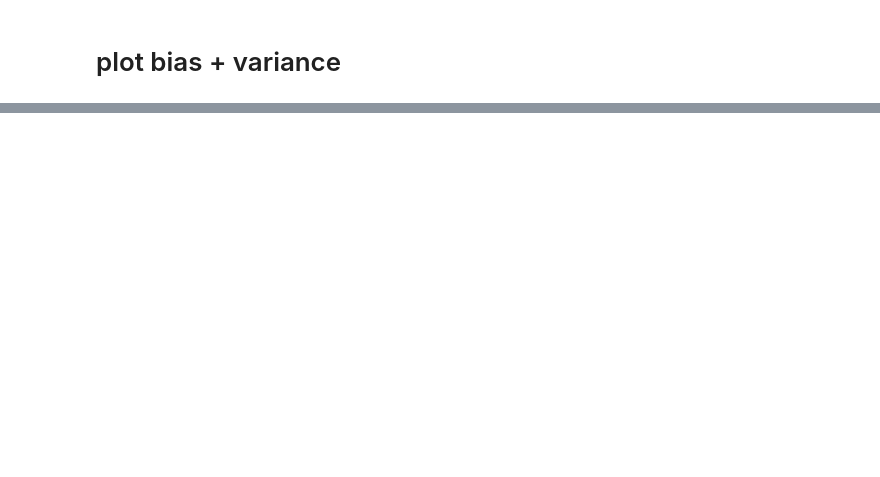
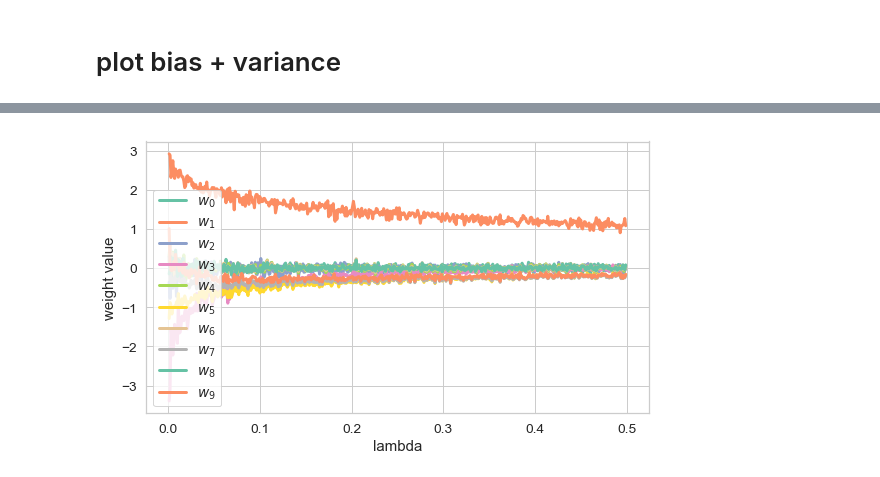
Before and after one commit to chuan-khuna/Datamining, a Jupyter notebook: CrossValidation/regularization_sin_poly9.ipynb, the cells around one changed output, grey strips where cells are left out. Cells and saved outputs as stored; diff of their text form; code cells hidden in the pictures; blank space fills up the shorter version.

```diff
--- a/CrossValidation/regularization_sin_poly9.ipynb
+++ b/CrossValidation/regularization_sin_poly9.ipynb
@@ -165,0 +166,13 @@ plt.savefig('./02-lambda-biasvar.png', dpi=150)
+# %%
+wt = mean_weights.T
+# %%
+fig = plt.figure(figsize=(9, 5))
+
+for i in range(len(wt)):
+    sns.lineplot(lmbda, wt[i], label=f'$w_{i}$')
+
+plt.xlabel('lambda')
+plt.ylabel('weight value')
+plt.savefig('02-weight-val.png', dpi=150)
+# %% [output]
+[figure, added]
```
Also changed, not shown: parts of 7 cells of this notebook, 5 other files.
